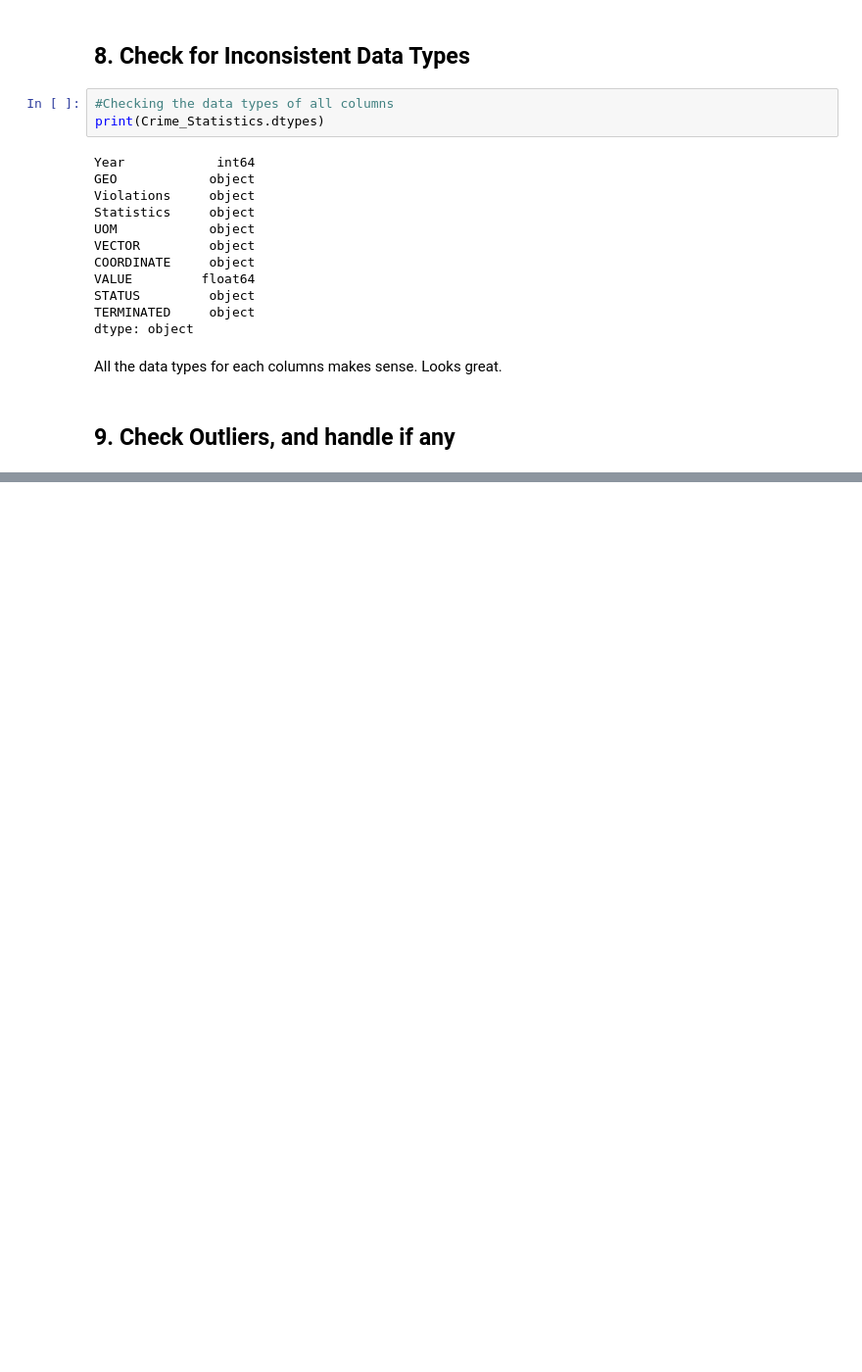
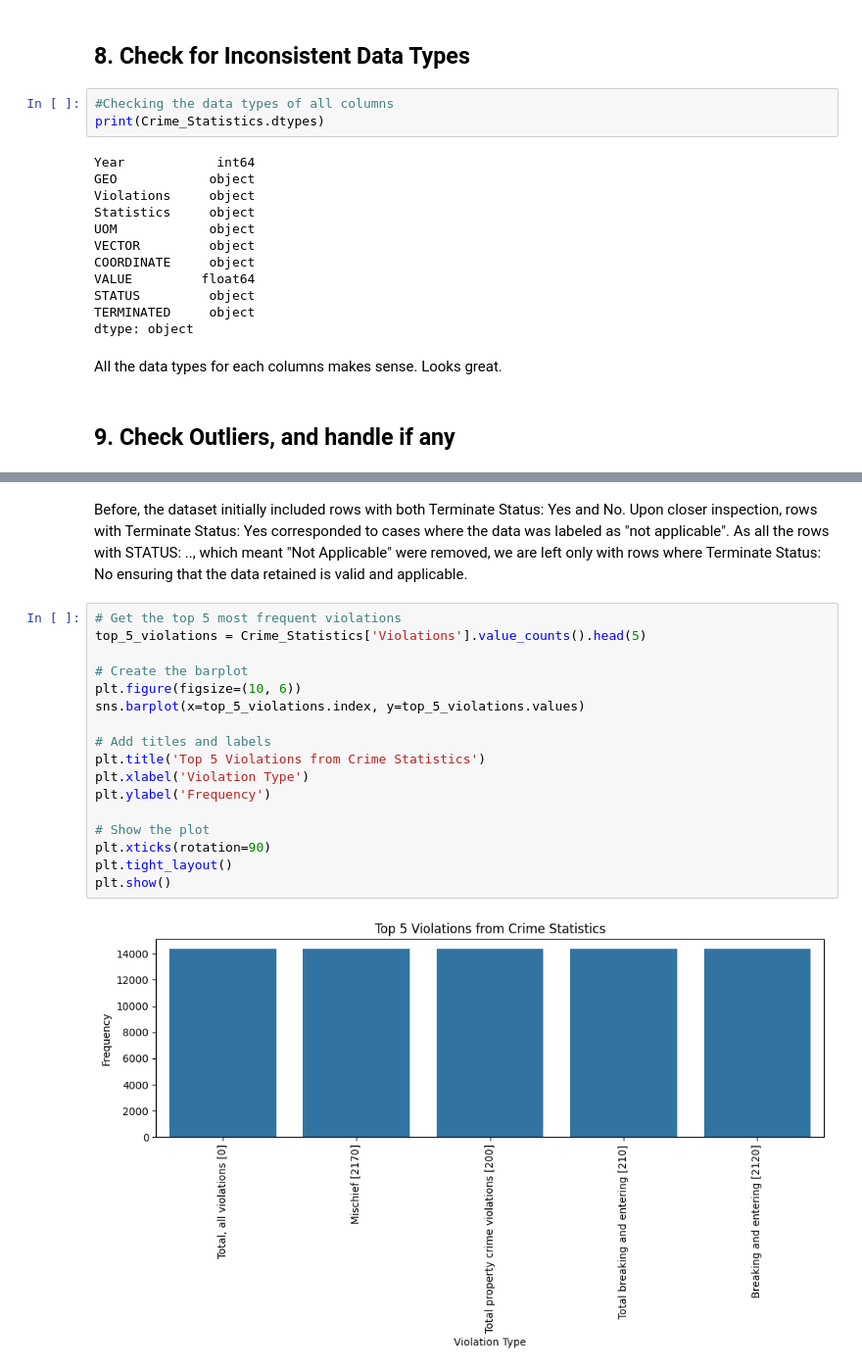
Before and after one commit to swekriti12/Crime-Statistics, a Jupyter notebook: Crime Statistics.ipynb, the cells around one changed output, grey strips where cells are left out. Shown at 98% size. Saved outputs shown, nothing was run; the diff lists cells and outputs as text; blank space fills up the shorter version.

```diff
--- a/Crime Statistics.ipynb
+++ b/Crime Statistics.ipynb
@@ -858,0 +878,21 @@ plt.show()
+# %% [markdown]
+Before, the dataset initially included rows with both Terminate Status: Yes and No. Upon closer inspection, rows with Terminate Status: Yes corresponded to cases where the data was labeled as "not applicable". As all the rows with STATUS: .., which meant "Not Applicable" were removed, we are left only with rows where Terminate Status: No ensuring that the data retained is valid and applicable.
+# %%
+# Get the top 5 most frequent violations
+top_5_violations = Crime_Statistics['Violations'].value_counts().head(5)
+
+# Create the barplot
+plt.figure(figsize=(10, 6))
+sns.barplot(x=top_5_violations.index, y=top_5_violations.values)
+
+# Add titles and labels
+plt.title('Top 5 Violations from Crime Statistics')
+plt.xlabel('Violation Type')
+plt.ylabel('Frequency')
+
+# Show the plot
+plt.xticks(rotation=90)
+plt.tight_layout()
+plt.show()
+# %% [output]
+[figure, added]
```
Also changed, not shown: parts of 22 cells of this notebook.
